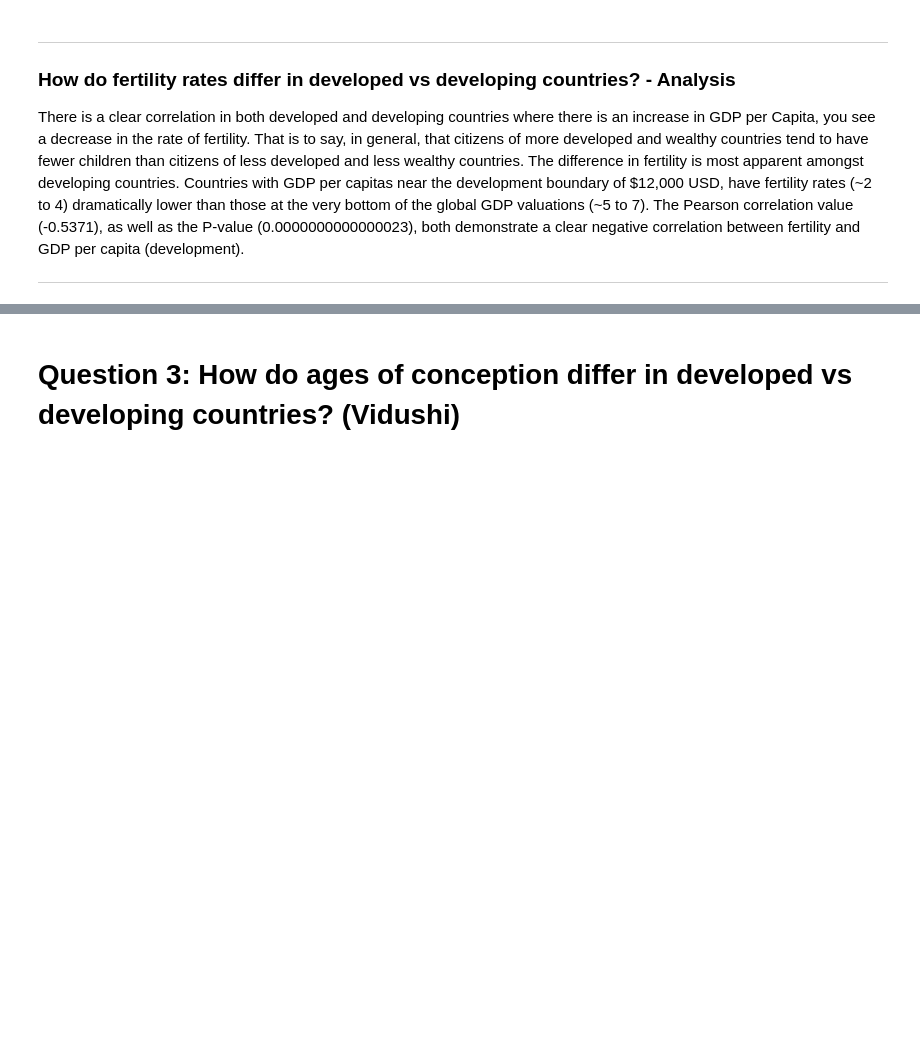
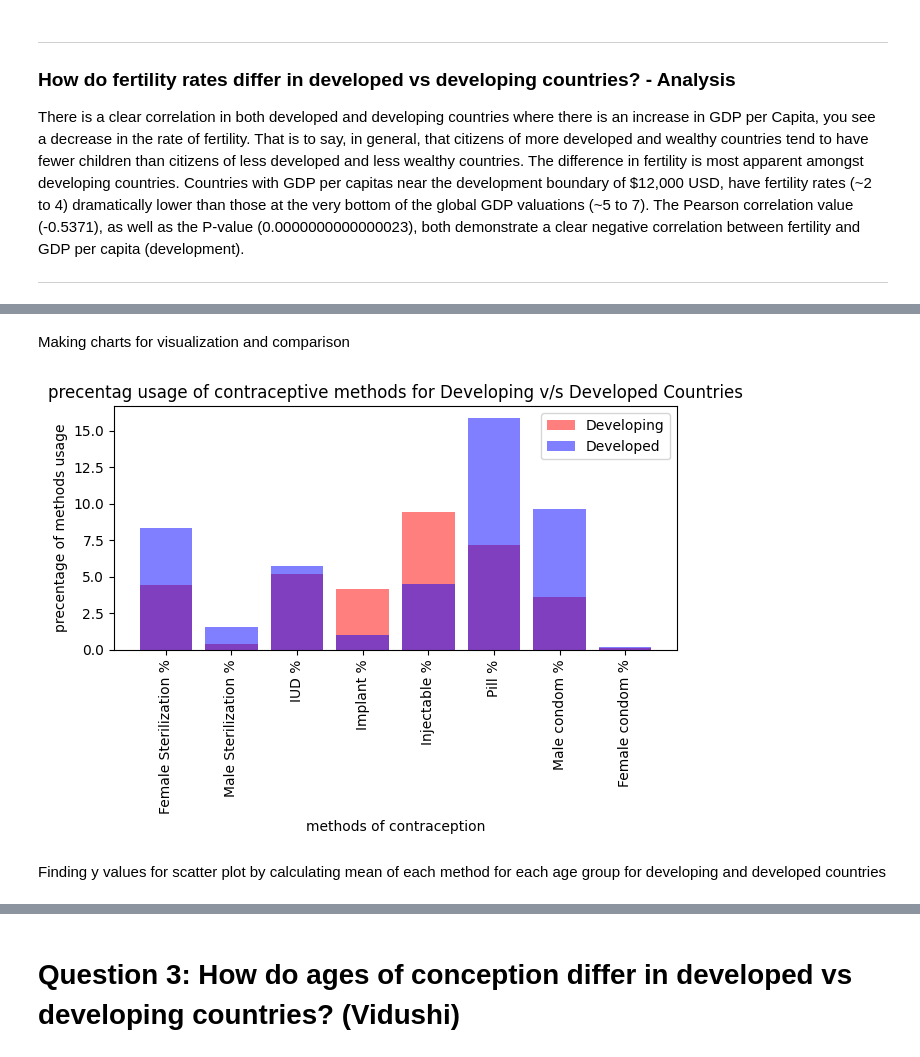
Before and after one commit to AidanDavid/development_vs_fertility, a Jupyter notebook: main.ipynb, the cells around one changed output, grey strips where cells are left out. Drawn from its saved outputs; the diff is of its cells as text; code cells hidden in the pictures; blank space fills up the shorter version.

```diff
--- a/main.ipynb
+++ b/main.ipynb
@@ -361,0 +639,3 @@ There is a clear correlation in both developed and developing countries where th
+# %%
+#extract and make new df based on developing countries
+developing_df = merged_clean_df[merged_clean_df["Development"]=="Developing"]
@@ -361,0 +660,9 @@ There is a clear correlation in both developed and developing countries where th
+# %%
+#making the list of developing countries
+developing_list= []
+methods_cat=["Female Sterilization %", "Male Sterilization %", "IUD %",
+            "Implant %", "Injectable %", "Pill %", "Male condom %", "Female condom %"]
+
+for method in methods_cat:
+    mean_developing=developing_df[method].mean()
+    developing_list.append(mean_developing)
@@ -361,0 +680,3 @@ There is a clear correlation in both developed and developing countries where th
+# %%
+#extract and make new df based on developed
+developed_df = merged_clean_df.loc[merged_clean_df["Development"]=="Developed", :]
@@ -361,0 +703,9 @@ There is a clear correlation in both developed and developing countries where th
+# %%
+#making the list of developed countries
+developed_list= []
+methods_cat=["Female Sterilization %", "Male Sterilization %", "IUD %",
+            "Implant %", "Injectable %", "Pill %", "Male condom %", "Female condom %"]
+
+for method in methods_cat:
+    mean_developed=developed_df[method].mean()
+    developed_list.append(mean_developed)
@@ -361,0 +723,17 @@ There is a clear correlation in both developed and developing countries where th
+# %% [markdown]
+Making charts for visualization and comparison
+# %%
+plt.bar(methods_cat, developing_list, label='Developing', color='red', alpha=0.5, align='center')
+plt.bar(methods_cat, developed_list, label='Developed', color='blue', alpha=0.5, align='center')
+plt.xlabel('methods of contraception')
+plt.ylabel('precentage of methods usage')
+plt.title('precentag usage of contraceptive methods for Developing v/s Developed Countries')
+plt.xticks(rotation= 90)
+
+plt.legend()
+plt.tight_layout()
+plt.show()
+# %% [output]
+[figure, added]
+# %% [markdown]
+Finding y values for scatter plot by calculating mean of each method for each age group for developing and developed countries
```
Also changed, not shown: parts of 43 cells of this notebook, 7 other files.
